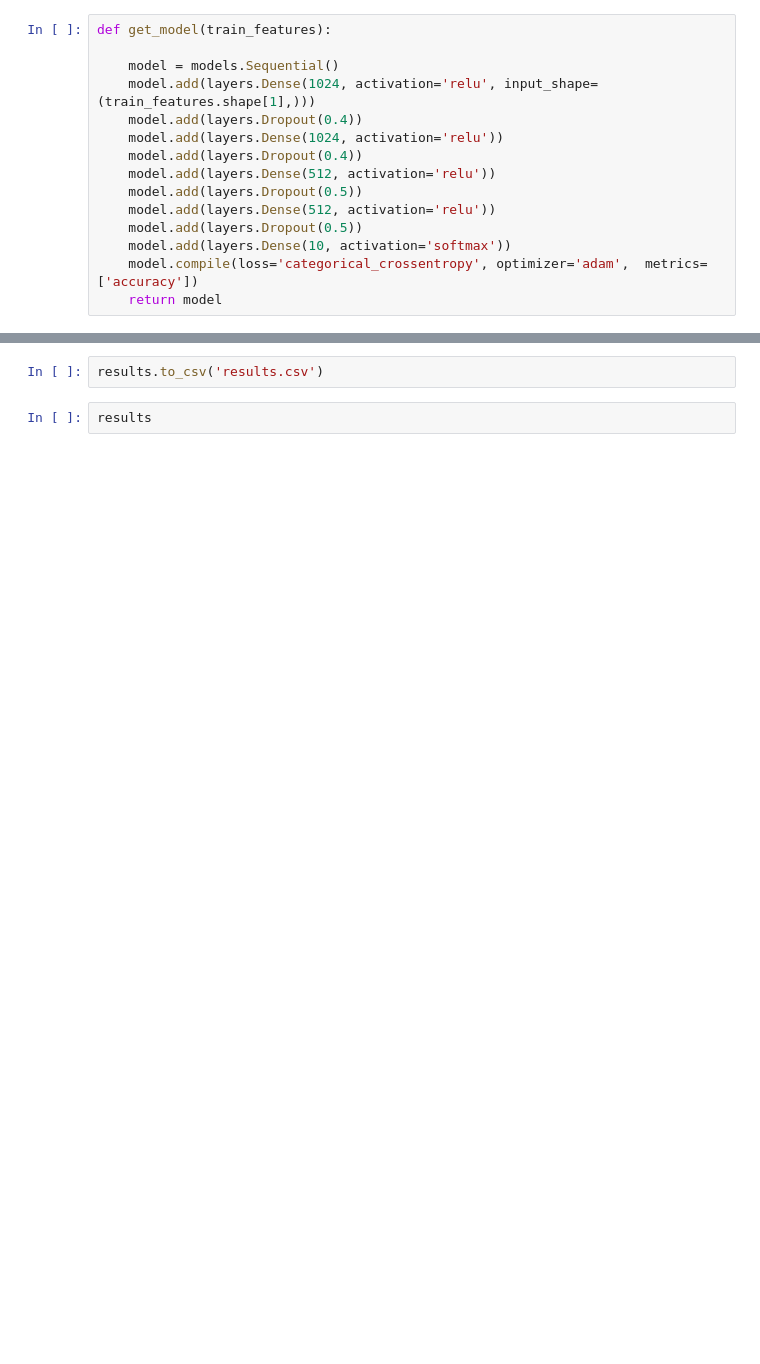
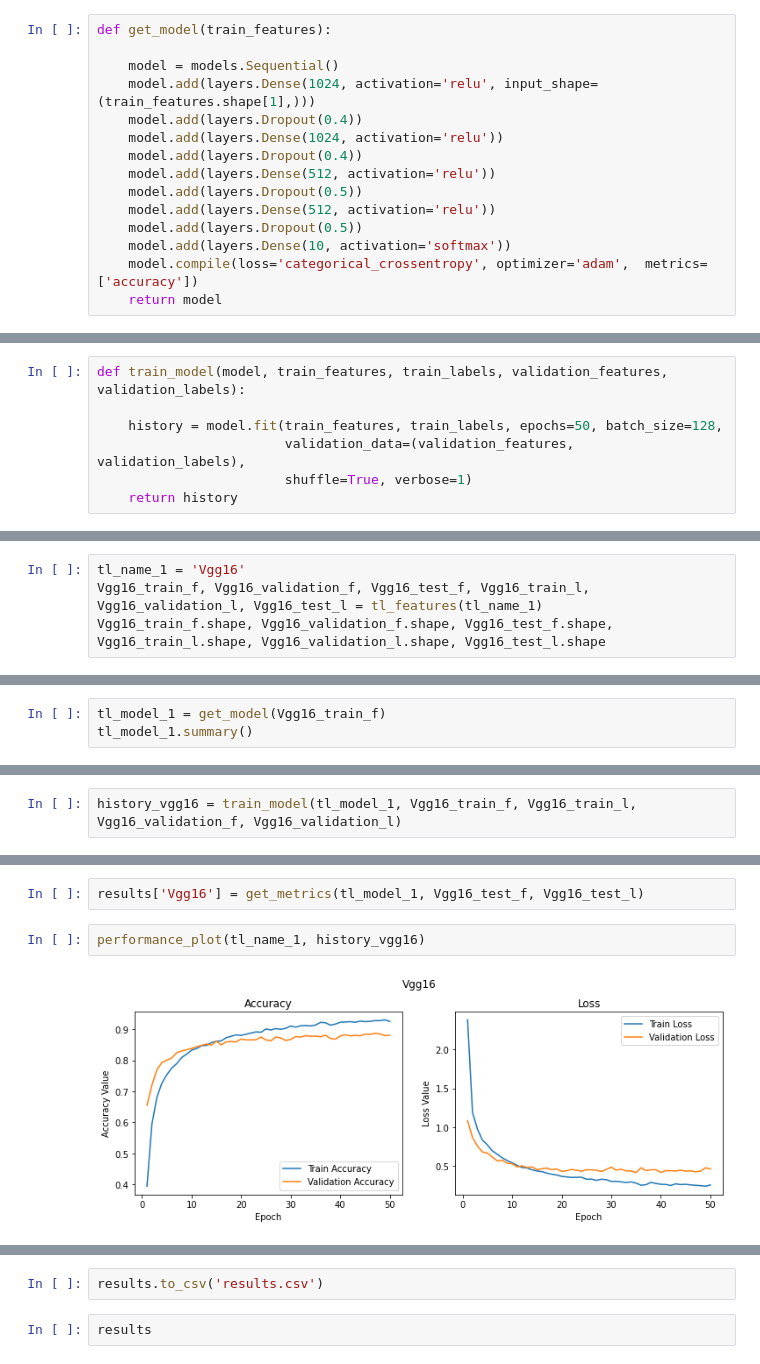
Before and after one commit to ArnaVin/Audio-Classification, a Jupyter notebook: UrbanSound8k_tl/Model.ipynb, the cells around one changed output, grey strips where cells are left out. Saved outputs shown, nothing was run; the diff lists cells and outputs as text; blank space fills up the shorter version.

Commit message:
added metrics confusion_matrix and performance_plot to UrbanSound8k_tl

```diff
--- a/UrbanSound8k_tl/Model.ipynb
+++ b/UrbanSound8k_tl/Model.ipynb
@@ -242,0 +99,7 @@ results['Vgg19'] = get_metrics(tl_model_3, Vgg19_test_features, Vgg19_test_label
+# %%
+def train_model(model, train_features, train_labels, validation_features, validation_labels):
+
+    history = model.fit(train_features, train_labels, epochs=50, batch_size=128,
+                        validation_data=(validation_features, validation_labels),
+                        shuffle=True, verbose=1)
+    return history
@@ -242,0 +111,4 @@ results['Vgg19'] = get_metrics(tl_model_3, Vgg19_test_features, Vgg19_test_label
+# %%
+tl_name_1 = 'Vgg16'
+Vgg16_train_f, Vgg16_validation_f, Vgg16_test_f, Vgg16_train_l, Vgg16_validation_l, Vgg16_test_l = tl_features(tl_name_1)
+Vgg16_train_f.shape, Vgg16_validation_f.shape, Vgg16_test_f.shape, Vgg16_train_l.shape, Vgg16_validation_l.shape, Vgg16_test_l.shape
@@ -242,0 +122,3 @@ results['Vgg19'] = get_metrics(tl_model_3, Vgg19_test_features, Vgg19_test_label
+# %%
+tl_model_1 = get_model(Vgg16_train_f)
+tl_model_1.summary()
@@ -242,0 +143,2 @@ results['Vgg19'] = get_metrics(tl_model_3, Vgg19_test_features, Vgg19_test_label
+# %%
+history_vgg16 = train_model(tl_model_1, Vgg16_train_f, Vgg16_train_l, Vgg16_validation_f, Vgg16_validation_l)
@@ -242,0 +163,6 @@ results['Vgg19'] = get_metrics(tl_model_3, Vgg19_test_features, Vgg19_test_label
+# %%
+results['Vgg16'] = get_metrics(tl_model_1, Vgg16_test_f, Vgg16_test_l)
+# %%
+performance_plot(tl_name_1, history_vgg16)
+# %% [output]
+[figure, added]
```
Also changed, not shown: parts of 39 cells of this notebook, 1 other file.
